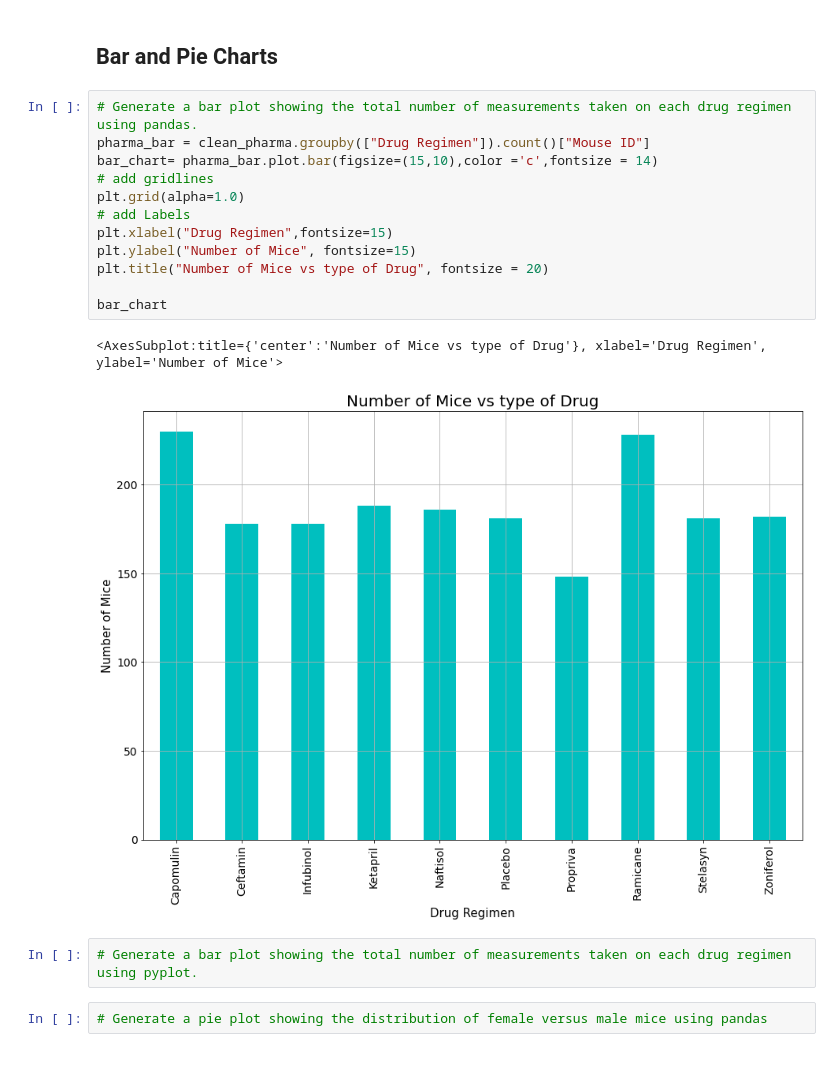
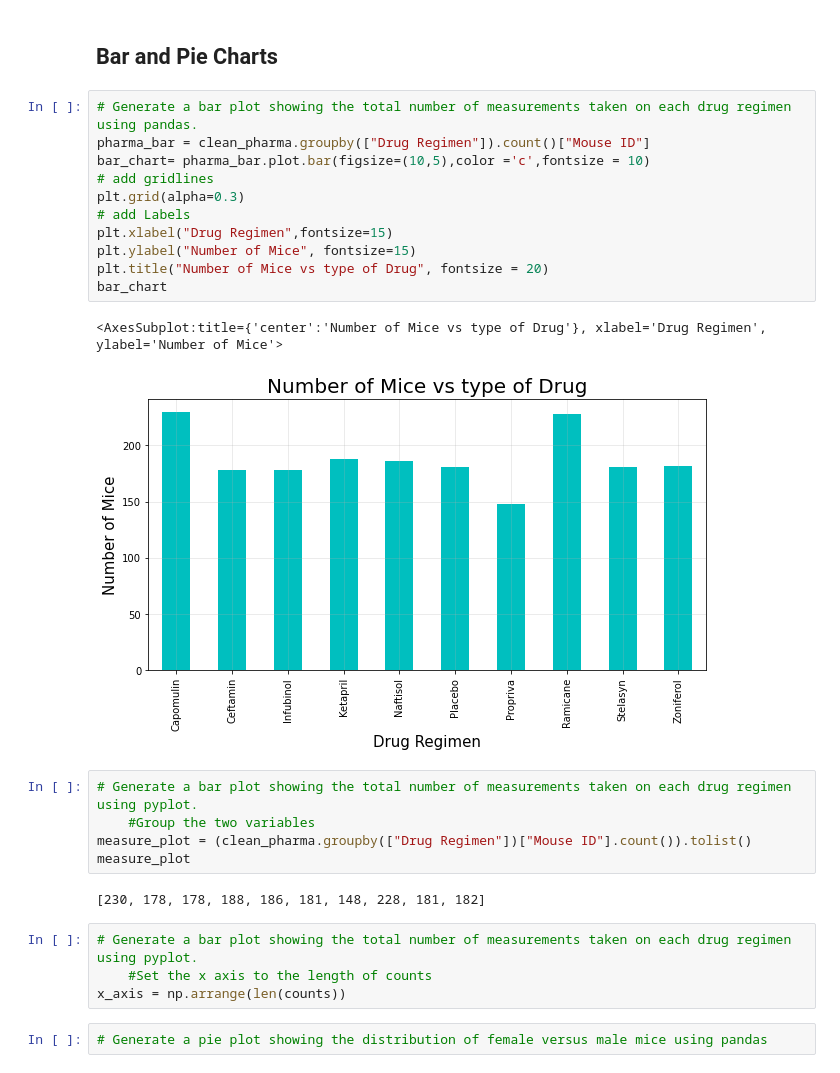
Before and after one commit to kevinsmith78/Pymaceuticals, a Jupyter notebook: main.ipynb, the cells around one changed output. Cells and saved outputs as stored; diff of their text form.

Commit message:
plotting

```diff
--- a/main.ipynb
+++ b/main.ipynb
@@ -268,20 +269,28 @@ SyntaxError: invalid syntax (<ipython-input-22-131efc3f00a6>, line 2)
 # %%
 # Generate a bar plot showing the total number of measurements taken on each drug regimen using pandas.
 pharma_bar = clean_pharma.groupby(["Drug Regimen"]).count()["Mouse ID"]
-bar_chart= pharma_bar.plot.bar(figsize=(15,10),color ='c',fontsize = 14)
+bar_chart= pharma_bar.plot.bar(figsize=(10,5),color ='c',fontsize = 10)
 # add gridlines
-plt.grid(alpha=1.0)
+plt.grid(alpha=0.3)
 # add Labels
 plt.xlabel("Drug Regimen",fontsize=15)
 plt.ylabel("Number of Mice", fontsize=15)
 plt.title("Number of Mice vs type of Drug", fontsize = 20)
-
 bar_chart
 # %% [output]
 <AxesSubplot:title={'center':'Number of Mice vs type of Drug'}, xlabel='Drug Regimen', ylabel='Number of Mice'>
-[figure, old version]
+[figure, new version]
 # %%
 # Generate a bar plot showing the total number of measurements taken on each drug regimen using pyplot.
+    #Group the two variables
+measure_plot = (clean_pharma.groupby(["Drug Regimen"])["Mouse ID"].count()).tolist()
+measure_plot
+# %% [output]
+[230, 178, 178, 188, 186, 181, 148, 228, 181, 182]
+# %%
+# Generate a bar plot showing the total number of measurements taken on each drug regimen using pyplot.
+    #Set the x axis to the length of counts
+x_axis = np.arrange(len(counts))
 # %%
 # Generate a pie plot showing the distribution of female versus male mice using pandas
 # %%
```
Also changed, not shown: parts of 1 cell of this notebook.
